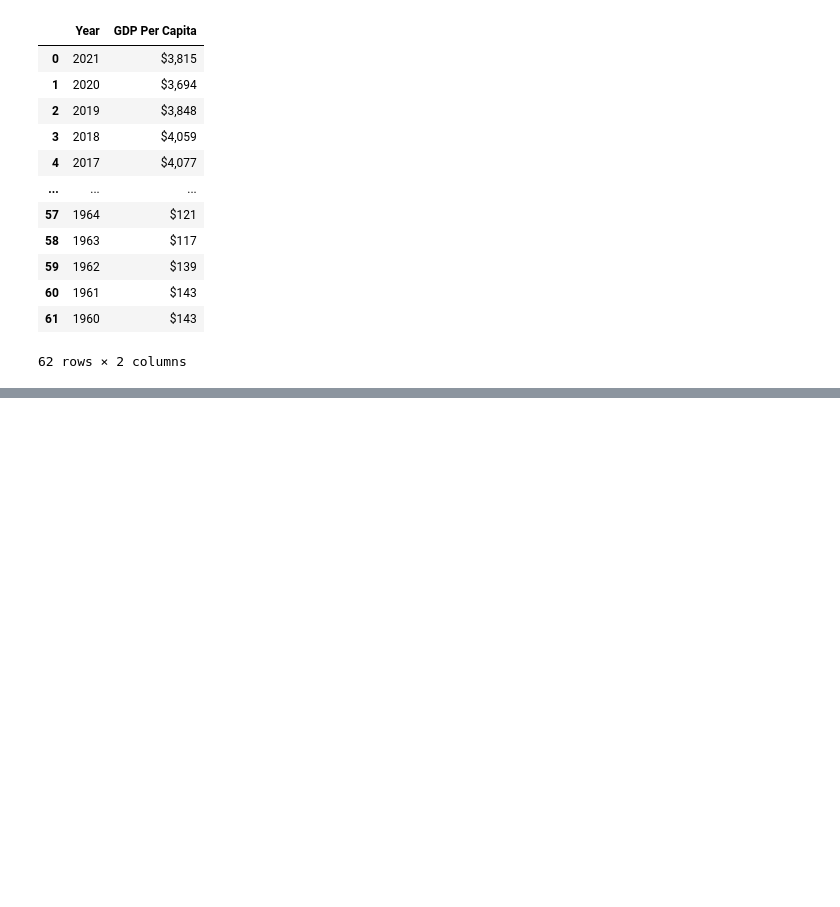
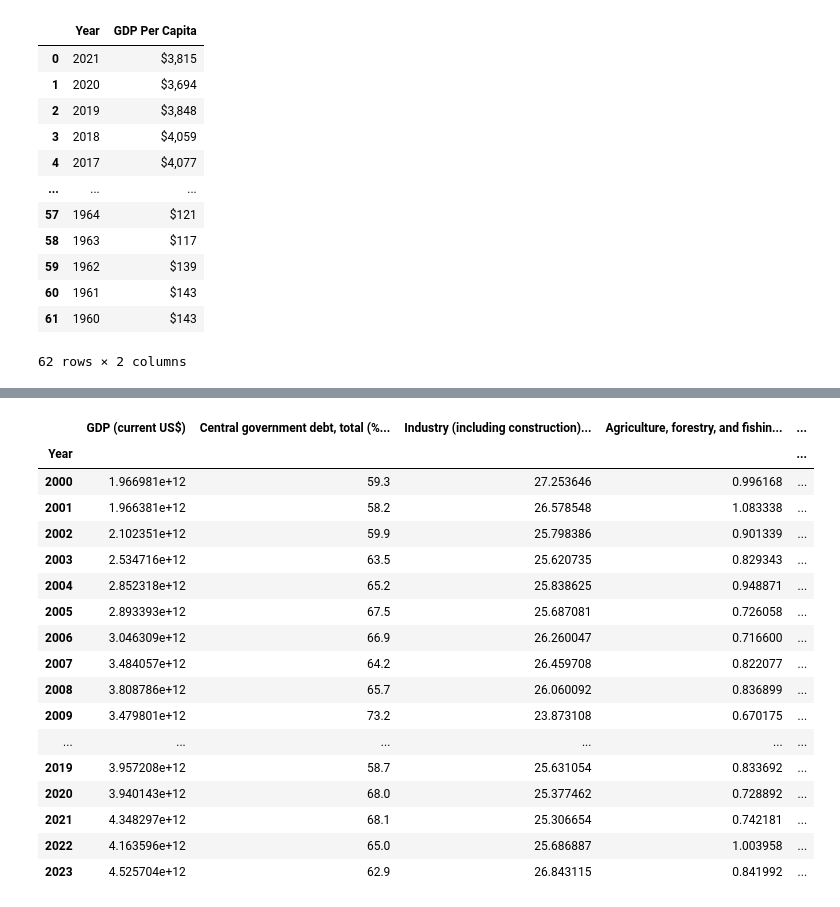
Before and after one commit to IchChefDuNixx/SriLankaEconomy, a Jupyter notebook: Code/nici_test/SriLanka.ipynb, the cells around one changed output, grey strips where cells are left out. Cells and saved outputs as stored; diff of their text form; code cells hidden in the pictures; blank space fills up the shorter version.

Commit message:
mined missing data, gdp data now complete

```diff
--- a/Code/nici_test/SriLanka.ipynb
+++ b/Code/nici_test/SriLanka.ipynb
@@ -79,0 +30,14 @@ df_DEUTSCHLAND
+# %%
+# Filter the DataFrame
+df_filtered = DEUTSCHLAND[DEUTSCHLAND['Indicator Name'].str.contains('GDP', case=False, na=False)]
+
+# Transpose
+df_transposed = df_filtered.T.copy()
+
+# Use the first row of the transposed DataFrame as the header
+df_transposed.columns = df_transposed.iloc[0]
+df_transposed = df_transposed.drop(df_transposed.index[0])
+df_DEUTSCHLAND = df_transposed[40:][['GDP (current US$)', 'Central government debt, total (% of GDP)',  'Industry (including construction), value added (% of GDP)', 'Agriculture, forestry, and fishing, value added (% of GDP)', 'Services, value added (% of GDP)', 'Military expenditure (% of GDP)', 'GDP per capita (current US$)']]
+
+# Display the cleaned DataFrame
+df_DEUTSCHLAND
@@ -177,0 +197,46 @@ df_merged.to_csv('sl.csv')
+# %%
+df_DEUTSCHLAND.loc[2023, 'Central government debt, total (% of GDP)'] = 62.9
+df_DEUTSCHLAND.loc[2022, 'Central government debt, total (% of GDP)'] = 65.0
+df_DEUTSCHLAND.loc[2021, 'Central government debt, total (% of GDP)'] = 68.1
+df_DEUTSCHLAND.loc[2020, 'Central government debt, total (% of GDP)'] = 68.0
+df_DEUTSCHLAND.loc[2019, 'Central government debt, total (% of GDP)'] = 58.7
+df_DEUTSCHLAND.loc[2018, 'Central government debt, total (% of GDP)'] = 60.8
+df_DEUTSCHLAND.loc[2017, 'Central government debt, total (% of GDP)'] = 64.0
+df_DEUTSCHLAND.loc[2016, 'Central government debt, total (% of GDP)'] = 68.3
+df_DEUTSCHLAND.loc[2015, 'Central government debt, total (% of GDP)'] = 71.2
+df_DEUTSCHLAND.loc[2014, 'Central government debt, total (% of GDP)'] = 74.5
+df_DEUTSCHLAND.loc[2013, 'Central government debt, total (% of GDP)'] = 78.3
+df_DEUTSCHLAND.loc[2012, 'Central government debt, total (% of GDP)'] = 80.7
+df_DEUTSCHLAND.loc[2011, 'Central government debt, total (% of GDP)'] = 79.4
+df_DEUTSCHLAND.loc[2010, 'Central government debt, total (% of GDP)'] = 82.0
+df_DEUTSCHLAND.loc[2009, 'Central government debt, total (% of GDP)'] = 73.2
+df_DEUTSCHLAND.loc[2008, 'Central government debt, total (% of GDP)'] = 65.7
+df_DEUTSCHLAND.loc[2007, 'Central government debt, total (% of GDP)'] = 64.2
+df_DEUTSCHLAND.loc[2006, 'Central government debt, total (% of GDP)'] = 66.9
+df_DEUTSCHLAND.loc[2005, 'Central government debt, total (% of GDP)'] = 67.5
+df_DEUTSCHLAND.loc[2004, 'Central government debt, total (% of GDP)'] = 65.2
+df_DEUTSCHLAND.loc[2003, 'Central government debt, total (% of GDP)'] = 63.5
+df_DEUTSCHLAND.loc[2002, 'Central government debt, total (% of GDP)'] = 59.9
+df_DEUTSCHLAND.loc[2001, 'Central government debt, total (% of GDP)'] = 58.2
+df_DEUTSCHLAND.loc[2000, 'Central government debt, total (% of GDP)'] = 59.3
+df_DEUTSCHLAND.loc[2023, 'Military expenditure (% of GDP)'] = 1.5
+df_DEUTSCHLAND
+# %% [output]
+|  | GDP (current US$) | Central government debt, total (%... | Industry (including construction)... | Agriculture, forestry, and fishin... | ... |
+| Year |  |  |  |  | ... |
+| 2000 | 1.966981e+12 | 59.3 | 27.253646 | 0.996168 | ... |
+| 2001 | 1.966381e+12 | 58.2 | 26.578548 | 1.083338 | ... |
+| 2002 | 2.102351e+12 | 59.9 | 25.798386 | 0.901339 | ... |
+| 2003 | 2.534716e+12 | 63.5 | 25.620735 | 0.829343 | ... |
+| 2004 | 2.852318e+12 | 65.2 | 25.838625 | 0.948871 | ... |
+| 2005 | 2.893393e+12 | 67.5 | 25.687081 | 0.726058 | ... |
+| 2006 | 3.046309e+12 | 66.9 | 26.260047 | 0.716600 | ... |
+| 2007 | 3.484057e+12 | 64.2 | 26.459708 | 0.822077 | ... |
+| 2008 | 3.808786e+12 | 65.7 | 26.060092 | 0.836899 | ... |
+| 2009 | 3.479801e+12 | 73.2 | 23.873108 | 0.670175 | ... |
+| ... | ... | ... | ... | ... | ... |
+| 2019 | 3.957208e+12 | 58.7 | 25.631054 | 0.833692 | ... |
+| 2020 | 3.940143e+12 | 68.0 | 25.377462 | 0.728892 | ... |
+| 2021 | 4.348297e+12 | 68.1 | 25.306654 | 0.742181 | ... |
+| 2022 | 4.163596e+12 | 65.0 | 25.686887 | 1.003958 | ... |
+| 2023 | 4.525704e+12 | 62.9 | 26.843115 | 0.841992 | ... |
```
Also changed, not shown: parts of 18 cells of this notebook, 8 other files.
